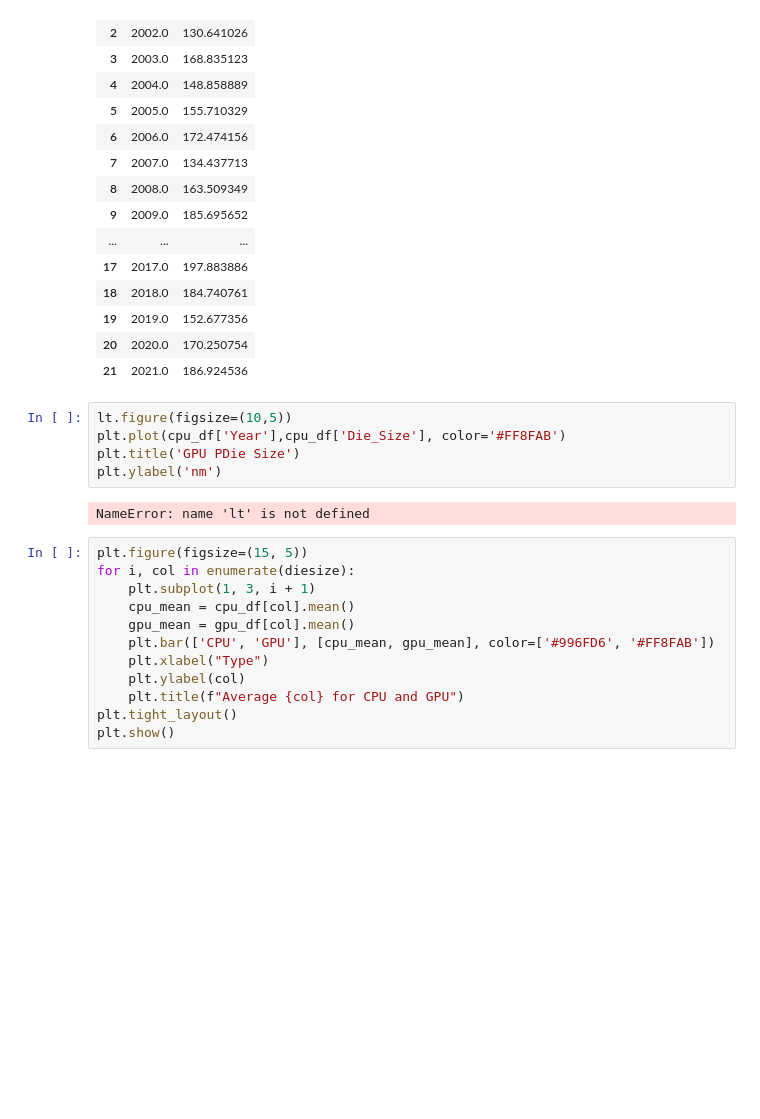
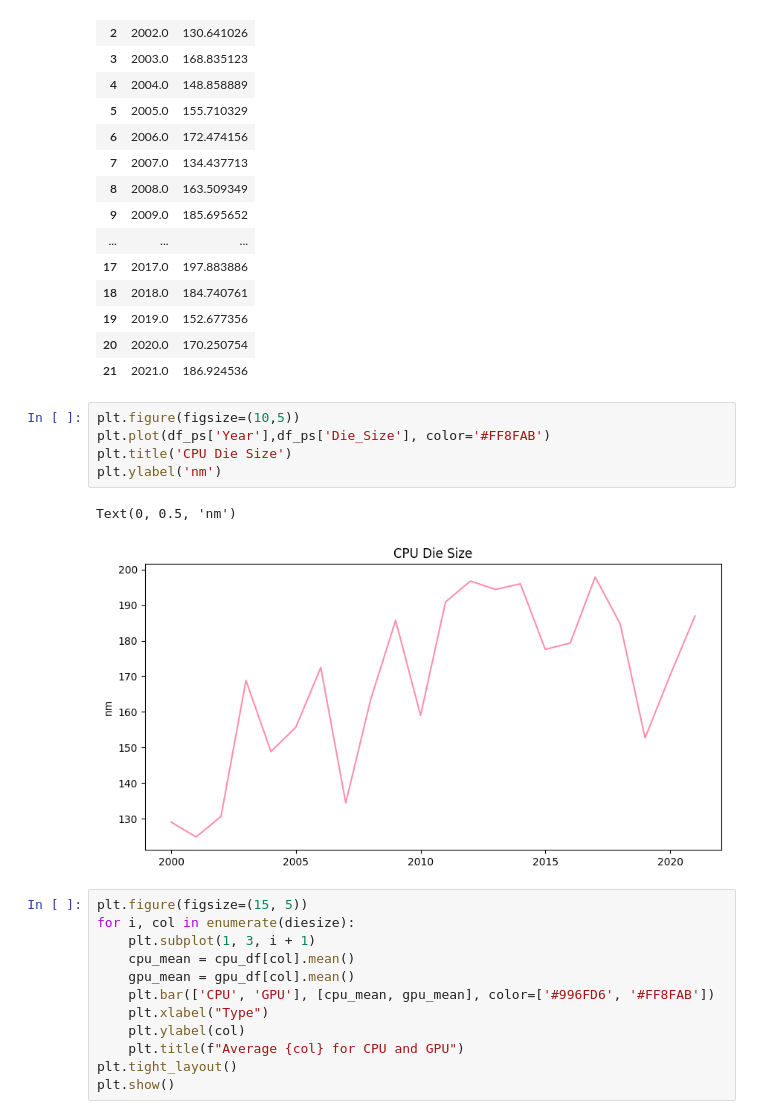
Before and after one commit to WendyInft/MATHEDA-INFANTE, a Jupyter notebook: WK8-Midterm-Exam/Exercise/WK8-Exploratory-Data-Analysis-Infante.ipynb, the cells around one changed output. Cells and saved outputs as stored; diff of their text form; blank space fills up the shorter version.

```diff
--- a/WK8-Midterm-Exam/Exercise/WK8-Exploratory-Data-Analysis-Infante.ipynb
+++ b/WK8-Midterm-Exam/Exercise/WK8-Exploratory-Data-Analysis-Infante.ipynb
@@ -433,12 +433,13 @@ df_ps
 | 20 | 2020.0 | 170.250754 |
 | 21 | 2021.0 | 186.924536 |
 # %%
-lt.figure(figsize=(10,5))
-plt.plot(cpu_df['Year'],cpu_df['Die_Size'], color='#FF8FAB')
-plt.title('GPU PDie Size')
+plt.figure(figsize=(10,5))
+plt.plot(df_ps['Year'],df_ps['Die_Size'], color='#FF8FAB')
+plt.title('CPU Die Size')
 plt.ylabel('nm')
 # %% [output]
-NameError: name 'lt' is not defined
+Text(0, 0.5, 'nm')
+[figure, added]
 # %%
 plt.figure(figsize=(15, 5))
 for i, col in enumerate(diesize):
```
Also changed, not shown: parts of 1 cell of this notebook.
